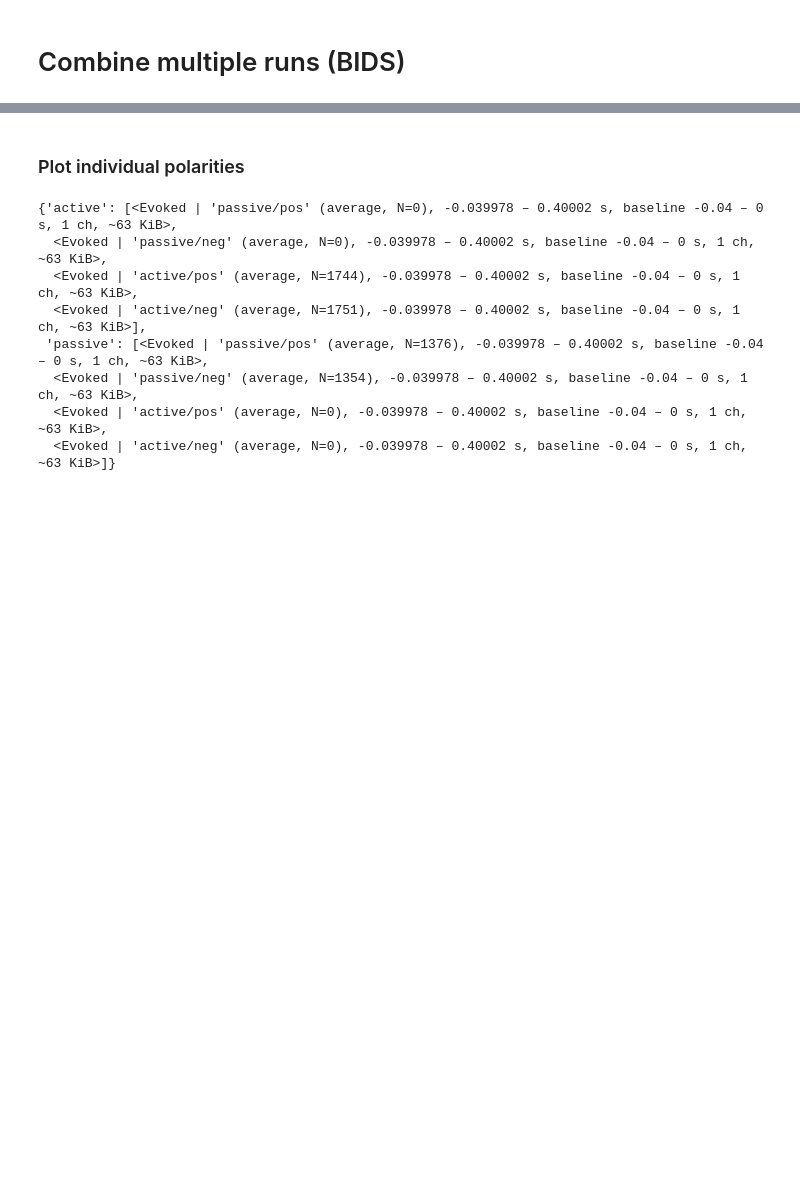
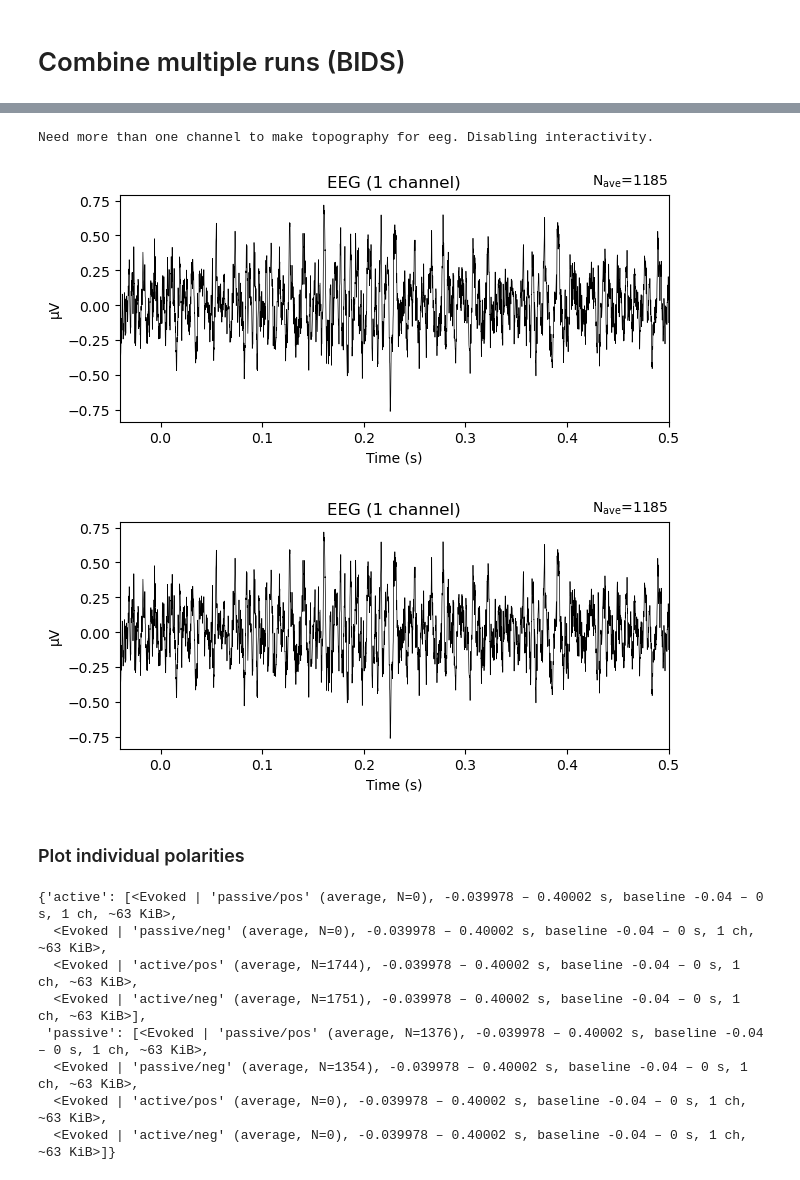
Before and after one commit to sitek/EAM1-FFR, a Jupyter notebook: ffr_processing-minimal_mne-bids.ipynb, the cells around one changed output, grey strips where cells are left out. Drawn from its saved outputs; the diff is of its cells as text; code cells hidden in the pictures; blank space fills up the shorter version.

```diff
--- a/ffr_processing-minimal_mne-bids.ipynb
+++ b/ffr_processing-minimal_mne-bids.ipynb
@@ -160,3 +230,9 @@ ValueError: max() iterable argument is empty
+# %%
+sub_passive_evoked.plot()
+# %% [output]
+Need more than one channel to make topography for eeg. Disabling interactivity.
+[figure, added]
+[figure, added]
 # %% [markdown]
 ### Plot individual polarities
 # %%
```
Also changed, not shown: parts of 12 cells of this notebook, 1 other file.
